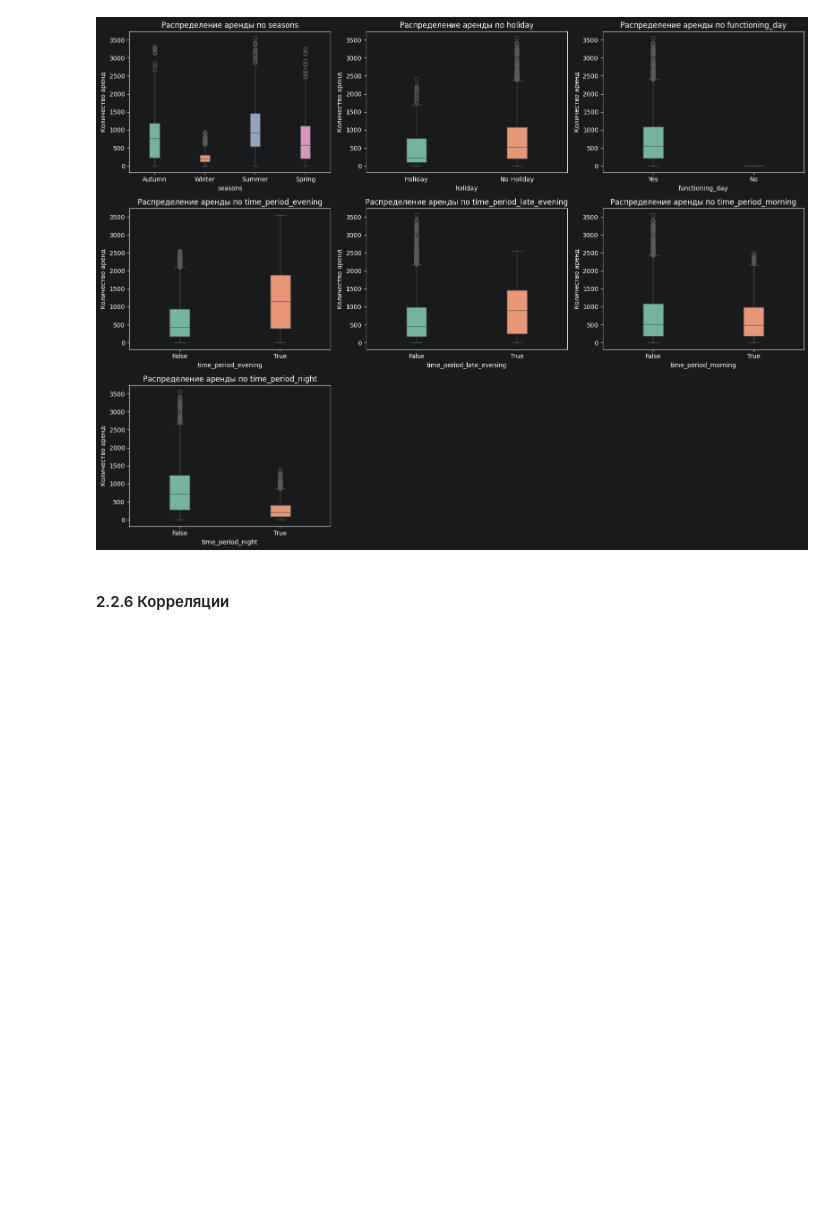
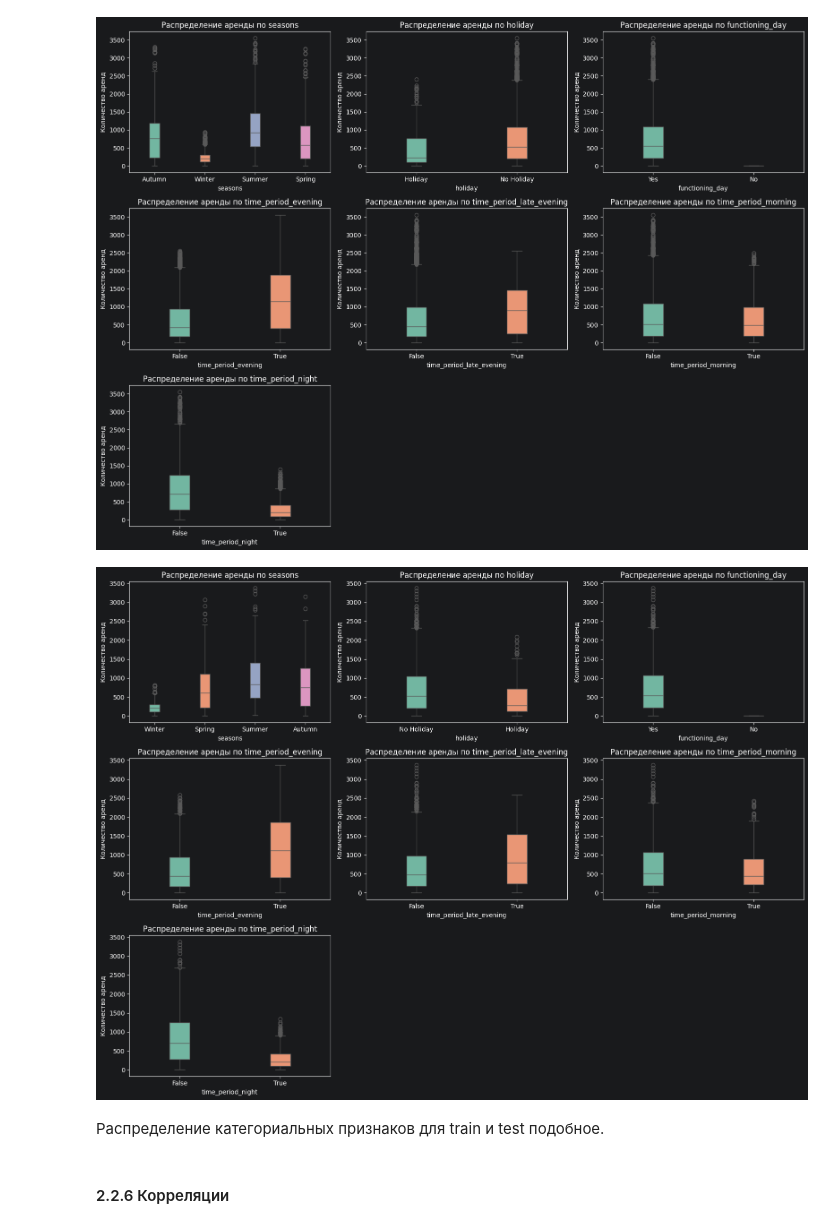
Before and after one commit to msesemov/DS_kNN_DecisionTree_Sprint_14, a Jupyter notebook: aea26662-7a1c-4bb0-a7e3-f44040d6783d.ipynb, the cells around one changed output. Cells and saved outputs as stored; diff of their text form; code cells hidden in the pictures; blank space fills up the shorter version.

```diff
--- a/aea26662-7a1c-4bb0-a7e3-f44040d6783d.ipynb
+++ b/aea26662-7a1c-4bb0-a7e3-f44040d6783d.ipynb
@@ -636,10 +1076,10 @@ plot_distribution(X_train, numeric_features, bins=30, density=False)
 # %%
-def plot_cat_distribution(categorical_features):
+def plot_cat_distribution(X, categorical_features):
     fig, axes = plt.subplots(3, 3, figsize=(16, 12))
     axes = axes.ravel()
 
     for idx, feature in enumerate(categorical_features):
-        sns.boxplot(data=df_train, x=feature, y='rented_bike_count',
+        sns.boxplot(data=X, x=feature, y='rented_bike_count',
                     ax=axes[idx], palette='Set2', hue=feature, legend=False, width=0.2)
         axes[idx].set_title(f'Распределение аренды по {feature}')
         axes[idx].set_xlabel(feature)
@@ -665,4 +1105,11 @@ plot_cat_distribution(categorical_features)
 # %% [output]
 [figure]
+# %%
+# Распределение аренды велосипедов в зависимости от категориальных признаков на тесте
+plot_cat_distribution(df_test, categorical_features)
+# %% [output]
+[figure, added]
+# %% [markdown]
+Распределение категориальных признаков для train и test подобное.
 # %% [markdown]
 #### 2.2.6 Корреляции
```
Also changed, not shown: parts of 78 cells of this notebook.
